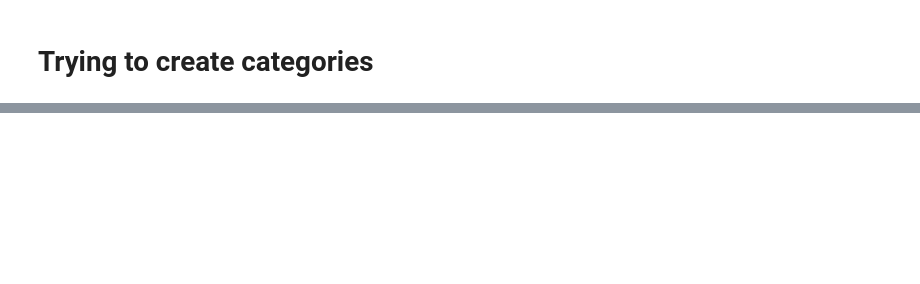
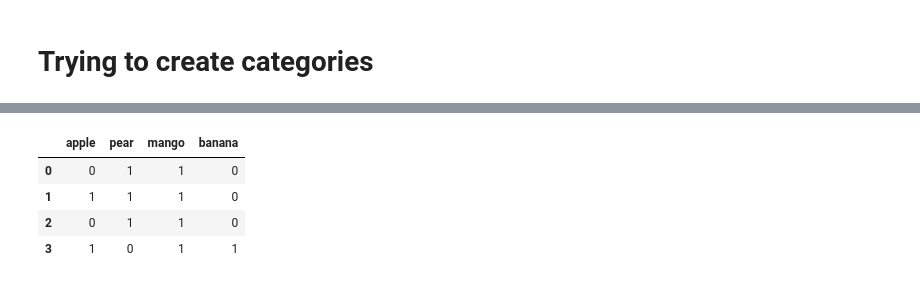
Before and after one commit to stijnbenja/BigData2, a Jupyter notebook: main.ipynb, the cells around one changed output, grey strips where cells are left out. Cells and saved outputs as stored; diff of their text form; code cells hidden in the pictures; blank space fills up the shorter version.

```diff
--- a/main.ipynb
+++ b/main.ipynb
@@ -21,0 +39,15 @@ x_train, y_train, x_test, y_test = split_4_way(base, target_col='isBought')
+# %%
+fake1 = pd.DataFrame({
+    'apple':[0,1,0,1],
+    'pear':[1,1,1,0],
+    'mango':[1,1,1,1],
+    'banana':[0,0,0,1]
+})
+
+fake1
+# %% [output]
+|  | apple | pear | mango | banana |
+| 0 | 0 | 1 | 1 | 0 |
+| 1 | 1 | 1 | 1 | 0 |
+| 2 | 0 | 1 | 1 | 0 |
+| 3 | 1 | 0 | 1 | 1 |
```
Also changed, not shown: parts of 10 cells of this notebook, 1 other file.
